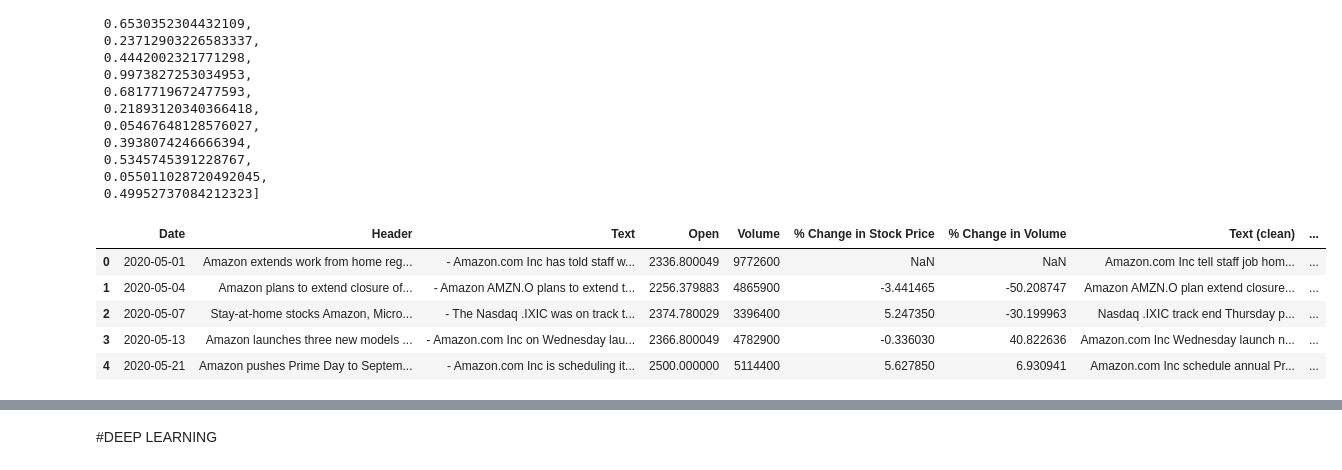
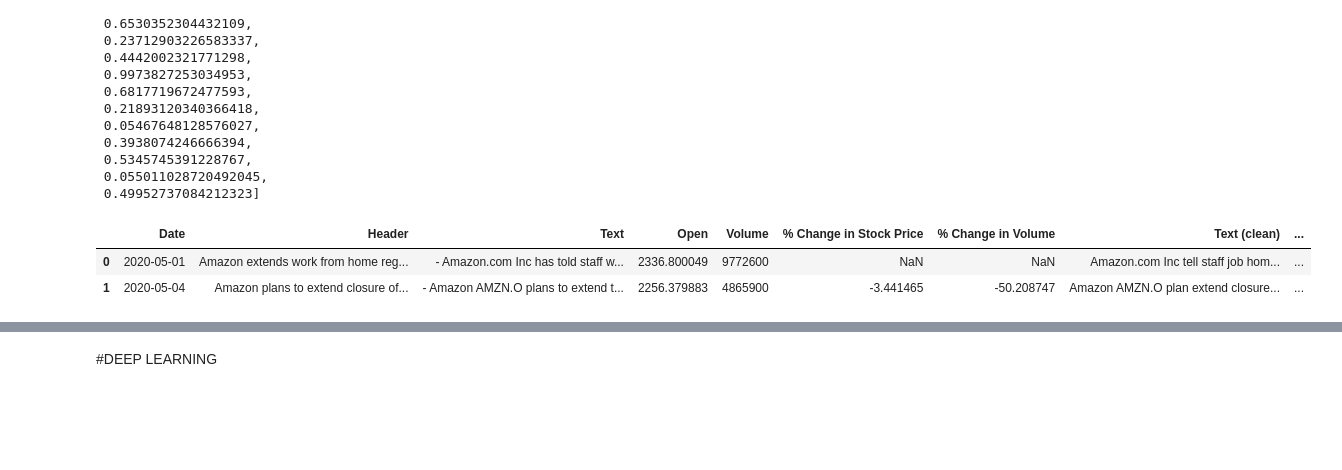
Before and after one commit to anair123/NLP-Final-Project, a Jupyter notebook: NLP Project/Amazon.ipynb, the cells around one changed output, grey strips where cells are left out. Drawn from its saved outputs; the diff is of its cells as text; code cells hidden in the pictures; blank space fills up the shorter version.

```diff
--- a/NLP Project/Amazon.ipynb
+++ b/NLP Project/Amazon.ipynb
@@ -503,12 +503,10 @@ sentiment_prob
 # %%
 df['sentiment'] = sentiment
 df['sentiment_prob'] = sentiment_prob
 
-df.head()
+#df[['Header','% Change in Stock Price','Vader Sentiment Score', 'sentiment']]
+df.head(2)
 # %% [output]
 |  | Date | Header | Text | Open | Volume | % Change in Stock Price | % Change in Volume | Text (clean) | ... |
 | 0 | 2020-05-01 | Amazon extends work from home reg... | - Amazon.com Inc has told staff w... | 2336.800049 | 9772600 | NaN | NaN | Amazon.com Inc tell staff job hom... | ... |
 | 1 | 2020-05-04 | Amazon plans to extend closure of... | - Amazon AMZN.O plans to extend t... | 2256.379883 | 4865900 | -3.441465 | -50.208747 | Amazon AMZN.O plan extend closure... | ... |
-| 2 | 2020-05-07 | Stay-at-home stocks Amazon, Micro... | - The Nasdaq .IXIC was on track t... | 2374.780029 | 3396400 | 5.247350 | -30.199963 | Nasdaq .IXIC track end Thursday p... | ... |
-| 3 | 2020-05-13 | Amazon launches three new models ... | - Amazon.com Inc on Wednesday lau... | 2366.800049 | 4782900 | -0.336030 | 40.822636 | Amazon.com Inc Wednesday launch n... | ... |
-| 4 | 2020-05-21 | Amazon pushes Prime Day to Septem... | - Amazon.com Inc is scheduling it... | 2500.000000 | 5114400 | 5.627850 | 6.930941 | Amazon.com Inc schedule annual Pr... | ... |
```
Also changed, not shown: parts of 2 cells of this notebook, 1 other file.
